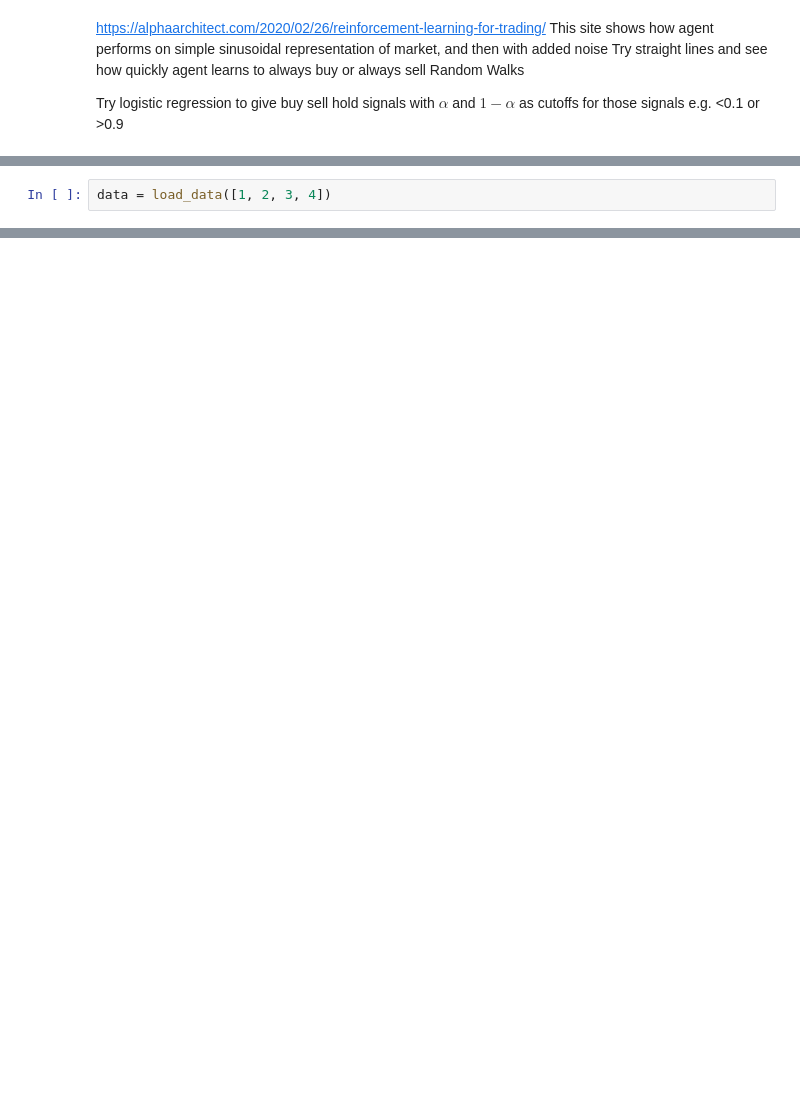
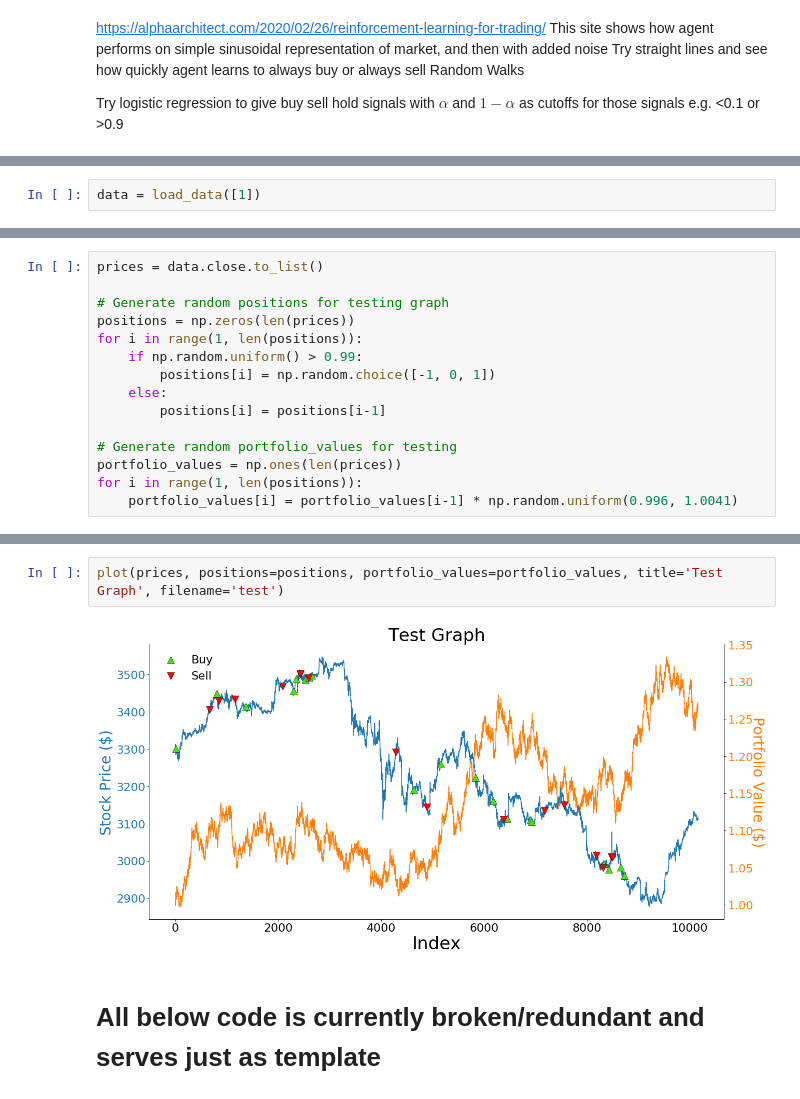
Before and after one commit to YAOS5/Amazon-Trading-Bot, a Jupyter notebook: Test.ipynb, the cells around one changed output, grey strips where cells are left out. Saved outputs shown, nothing was run; the diff lists cells and outputs as text; blank space fills up the shorter version.

```diff
--- a/Test.ipynb
+++ b/Test.ipynb
@@ -18,2 +30,2 @@ from ads_utils import load_data
 # %%
-data = load_data([1, 2, 3, 4])
+data = load_data([1])
@@ -25,0 +32,15 @@ plt.show()
+# %%
+prices = data.close.to_list()
+
+# Generate random positions for testing graph
+positions = np.zeros(len(prices))
+for i in range(1, len(positions)):
+    if np.random.uniform() > 0.99:
+        positions[i] = np.random.choice([-1, 0, 1])
+    else:
+        positions[i] = positions[i-1]
+
+# Generate random portfolio_values for testing
+portfolio_values = np.ones(len(prices))
+for i in range(1, len(positions)):
+    portfolio_values[i] = portfolio_values[i-1] * np.random.uniform(0.996, 1.0041)
@@ -26 +60,7 @@ plt.show()
+# %%
+plot(prices, positions=positions, portfolio_values=portfolio_values, title='Test Graph', filename='test')
+# %% [output]
+[figure, added]
+# %% [markdown]
+# All below code is currently broken/redundant and serves just as template
 # %%
```
Also changed, not shown: parts of 8 cells of this notebook.
